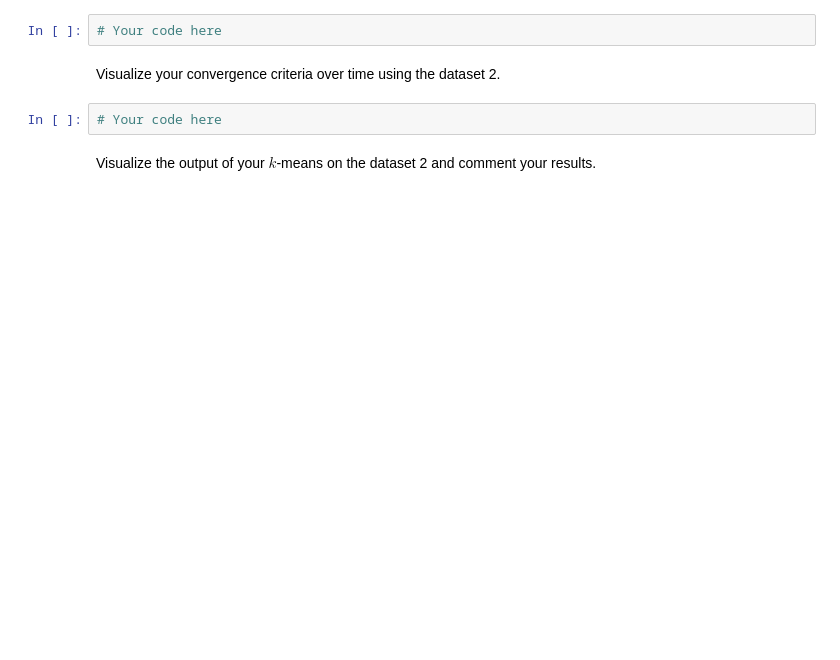
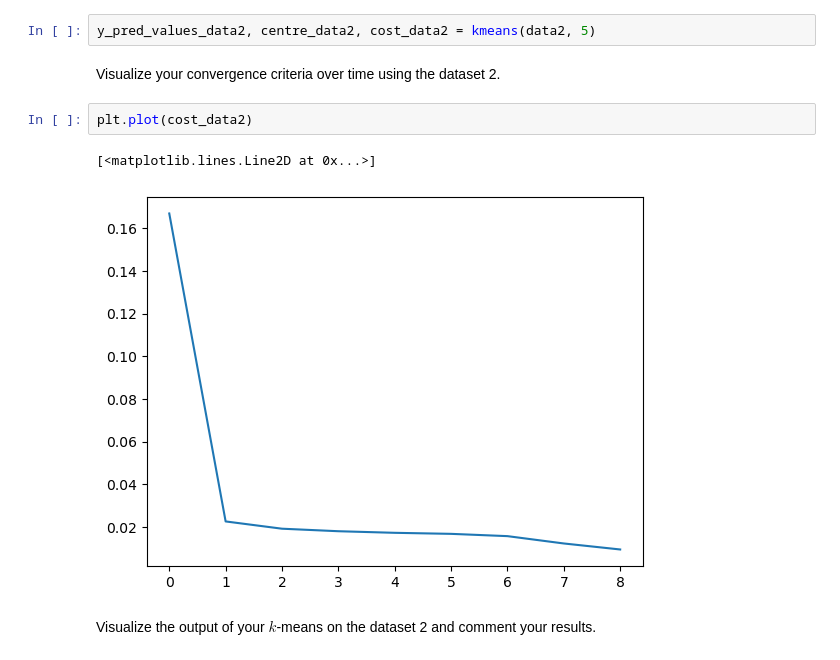
Before and after one commit to bastienvty/mse_machle, a Jupyter notebook: pw08/ex1-3-clustering-stud.ipynb, the cells around one changed output. Cells and saved outputs as stored; diff of their text form; blank space fills up the shorter version.

```diff
--- a/pw08/ex1-3-clustering-stud.ipynb
+++ b/pw08/ex1-3-clustering-stud.ipynb
@@ -87,11 +156,14 @@ _Your answer here_
 # %% [markdown]
 Run your algorithm with the dataset 2.
 # %%
-# Your code here
+y_pred_values_data2, centre_data2, cost_data2 = kmeans(data2, 5)
 # %% [markdown]
 Visualize your convergence criteria over time using the dataset 2.
 # %%
-# Your code here
+plt.plot(cost_data2)
+# %% [output]
+[<matplotlib.lines.Line2D at 0x...>]
+[figure, added]
 # %% [markdown]
 Visualize the output of your $k$-means on the dataset 2 and comment your results.
 # %%
```
Also changed, not shown: parts of 20 cells of this notebook.
